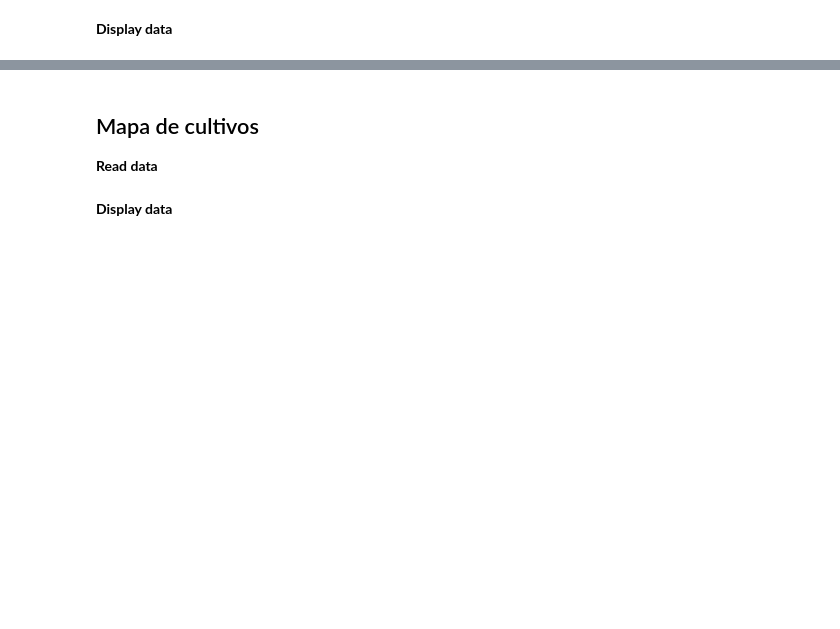
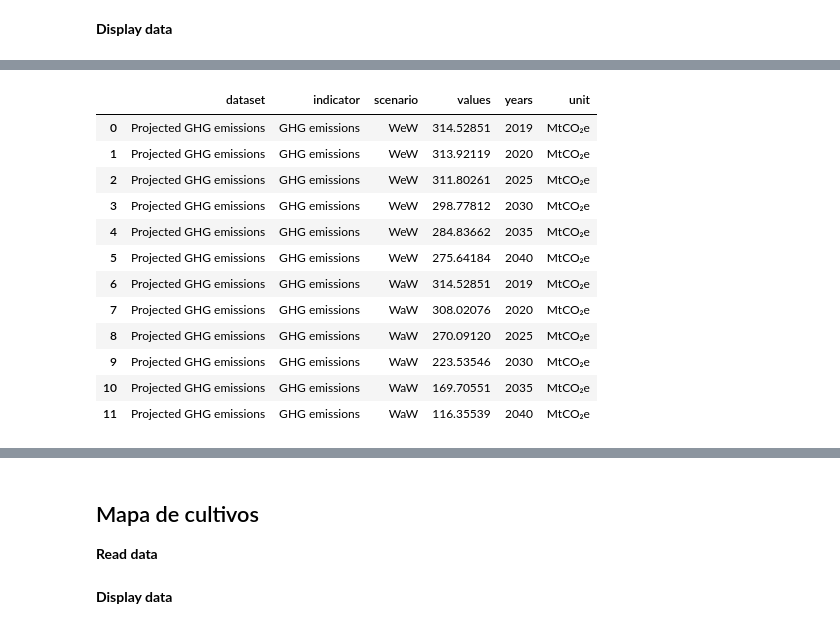
Before and after one commit to Vizzuality/ecf-agricultural-climate-impact, a Jupyter notebook: data/notebooks/Lab/04_Data_Demo.ipynb, the cells around one changed output, grey strips where cells are left out. Drawn from its saved outputs; the diff is of its cells as text; code cells hidden in the pictures; blank space fills up the shorter version.

```diff
--- a/data/notebooks/Lab/04_Data_Demo.ipynb
+++ b/data/notebooks/Lab/04_Data_Demo.ipynb
@@ -332,0 +385,17 @@ ax.set_ylabel('Temperatura (ºC)')
+# %%
+df_projected = pd.read_csv(f'../../datasets/processed/projected_GHG_emissions_spain.csv')
+df_projected
+# %% [output]
+|  | dataset | indicator | scenario | values | years | unit |
+| 0 | Projected GHG emissions | GHG emissions | WeW | 314.52851 | 2019 | MtCO₂e |
+| 1 | Projected GHG emissions | GHG emissions | WeW | 313.92119 | 2020 | MtCO₂e |
+| 2 | Projected GHG emissions | GHG emissions | WeW | 311.80261 | 2025 | MtCO₂e |
+| 3 | Projected GHG emissions | GHG emissions | WeW | 298.77812 | 2030 | MtCO₂e |
+| 4 | Projected GHG emissions | GHG emissions | WeW | 284.83662 | 2035 | MtCO₂e |
+| 5 | Projected GHG emissions | GHG emissions | WeW | 275.64184 | 2040 | MtCO₂e |
+| 6 | Projected GHG emissions | GHG emissions | WaW | 314.52851 | 2019 | MtCO₂e |
+| 7 | Projected GHG emissions | GHG emissions | WaW | 308.02076 | 2020 | MtCO₂e |
+| 8 | Projected GHG emissions | GHG emissions | WaW | 270.09120 | 2025 | MtCO₂e |
+| 9 | Projected GHG emissions | GHG emissions | WaW | 223.53546 | 2030 | MtCO₂e |
+| 10 | Projected GHG emissions | GHG emissions | WaW | 169.70551 | 2035 | MtCO₂e |
+| 11 | Projected GHG emissions | GHG emissions | WaW | 116.35539 | 2040 | MtCO₂e |
```
Also changed, not shown: parts of 10 cells of this notebook, 3 other files.
